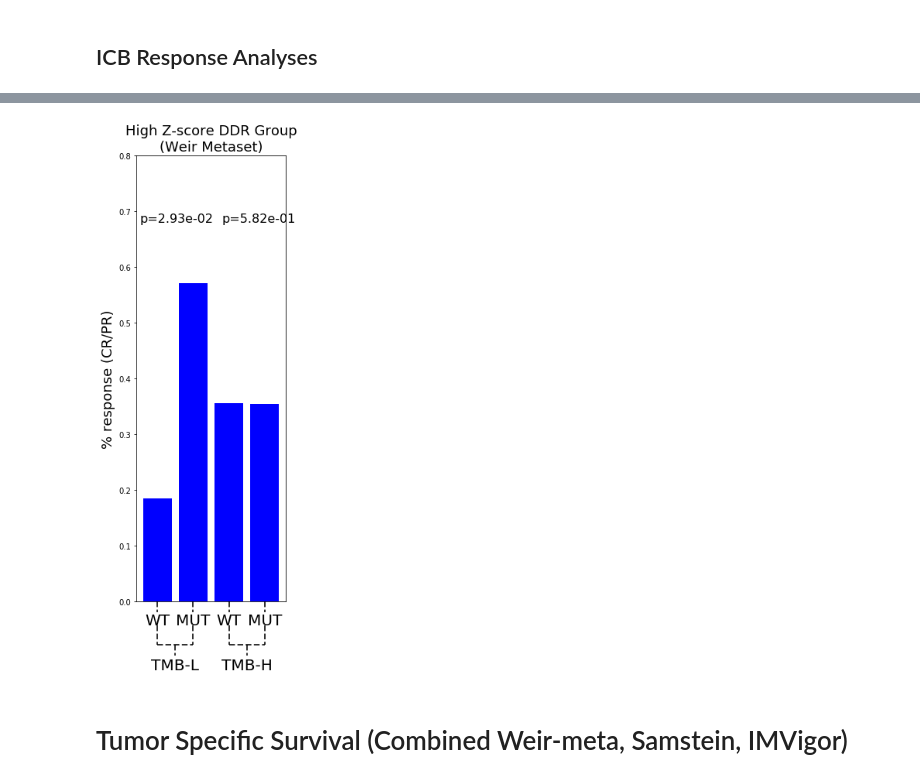
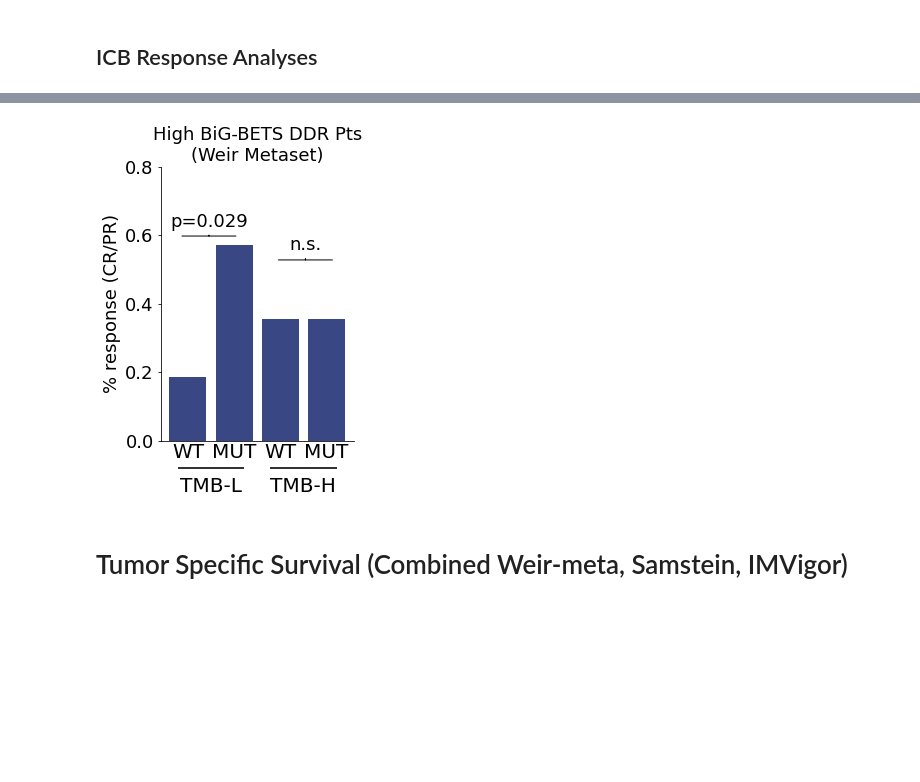
Before and after one commit to wweir827/BIGBETS, a Jupyter notebook: notebooks/Clinical_survival_analyses.ipynb, the cells around one changed output, grey strips where cells are left out. Saved outputs shown, nothing was run; the diff lists cells and outputs as text; code cells hidden in the pictures; blank space fills up the shorter version.

```diff
--- a/notebooks/Clinical_survival_analyses.ipynb
+++ b/notebooks/Clinical_survival_analyses.ipynb
@@ -870,7 +1370,7 @@ for name,gdf in df2test.groupby(var):
     else:
         ls='-'
     kmf.fit(gdf["os"], gdf["censOS"], label=name)
-    kmf.plot(ax=a,ci_show=False,color=cols[i],linestyle=ls,
+    kmf.plot(ax=a,ci_show=False,c=cols[i],linestyle=ls,
              show_censors=True, censor_styles={'ms': 5, 'marker': '+'})
     i+=1
 # lg_lines=lg.get_lines()
@@ -1143,7 +1643,7 @@ s2,pval2=stats.fisher_exact(ctab_true,'less')
 a.bar(x=range(pivot.shape[0]),height=pivot['CR/PR'],color=blue)
 a.set_ylim([0,1.2])
 a.set_ylim([0,.8])
-a.set_title("Low BiG-BETS DDR Pts\n(IMvigor210)",fontsize=18)
+a.set_title("High BiG-BETS DDR Pts\n(IMvigor210)",fontsize=18)
 
 
 # a.text(x=.025,y=.85,s=r"p={:.2e}".format(pval1),
@@ -1500,7 +2021,7 @@ for name,gdf in df2test.groupby(var):
     else:
         ls='-'
     kmf.fit(gdf["os"], gdf["censOS"], label=name)
-    kmf.plot(ax=a,ci_show=False,color=cols[i],linestyle=ls,
+    kmf.plot(ax=a,ci_show=False,c=cols[i],linestyle=ls,
              show_censors=True, censor_styles={'ms': 5, 'marker': '+'})
     i+=1
 # lg_lines=lg.get_lines()
@@ -1725,7 +2246,7 @@ for name,gdf in df2test.groupby(var):
     else:
         ls='-'
     kmf.fit(gdf["os"], gdf["censOS"], label=name)
-    kmf.plot(ax=a,ci_show=False,color=cols[i],linestyle=ls,
+    kmf.plot(ax=a,ci_show=False,c=cols[i],linestyle=ls,
              show_censors=True, censor_styles={'ms': 5, 'marker': '+'})
     i+=1
 # lg_lines=lg.get_lines()
@@ -1980,11 +2501,11 @@ plt.show()
 # %%
-#Response by high BiGbets DDR
+#Response by low BIGBETS DDR genes
 df_high=bigbets.bipartite_helper_functions.get_percents_bar_by_group(weirmeta.clinical_bigbets_df,['high_TMB','DDR_high_z'],'binaryResponse')
 outfile=os.path.join(graphics_dir,"weirmeta_response_by_high_zscore_mut_tmb.pdf")
 
 
 plt.close()
-f,a=plt.subplots(1,1,figsize=(4,10))
+f,a=plt.subplots(1,1,figsize=(4,5))
 
 pivot=df_high.loc[:,['Response','group','percent']].pivot(index='group',columns='Response',values='percent')
 pivot=pivot.loc[['TMB-L_WT','TMB-L_MUT','TMB-H_WT','TMB-H_MUT'],:]
@@ -1992,62 +2513,78 @@ stat,pval,_,_=stats.chi2_contingency(df_high.groupby(['group','Response'])['coun
 
 ctab_false=df_high.groupby(['group','Response'])['count'].max().unstack().loc[['TMB-L_WT','TMB-L_MUT'],:]
 ctab_true=df_high.groupby(['group','Response'])['count'].max().unstack().loc[['TMB-H_WT','TMB-H_MUT'],:]
-s1,pval1=stats.fisher_exact(ctab_false,"less")
+s1,pval1=stats.fisher_exact(ctab_false,'less')
 s2,pval2=stats.fisher_exact(ctab_true,'less')
 
-a.bar(x=range(pivot.shape[0]),height=pivot['CR/PR'],color='b')
+a.bar(x=range(pivot.shape[0]),height=pivot['CR/PR'],color=blue)
 a.set_ylim([0,1.2])
 a.set_ylim([0,.8])
-a.set_title("High Z-score DDR Group\n(Weir Metaset)",fontsize=18)
+a.set_title("High BiG-BETS DDR Pts\n(Weir Metaset)",fontsize=18)
 
-a.text(x=.025,y=.85,s=r"p={:.2e}".format(pval1),
-       fontsize=16,transform=a.transAxes)
-a.text(x=.57,y=.85,s=r"p={:.2e}".format(pval2),
-       fontsize=16,transform=a.transAxes)
+
+# a.text(x=.025,y=.85,s=r"p={:.2e}".format(pval1),
+#        fontsize=16,transform=a.transAxes)
+
+a.annotate(s='p={:.3f}'.format(pval1),fontsize=18,xy=(.25,.74),xytext=(.25,.78),
+           arrowprops=dict(arrowstyle='-[, widthB=1.5, lengthB=0', lw=1.0),
+           xycoords='axes fraction',horizontalalignment='center',transform=a.transAxes)
+
+a.annotate(s=r"n.s.".format(pval2),fontsize=18,xy=(.75,.66),xytext=(.75,.695),
+           arrowprops=dict(arrowstyle='-[, widthB=1.5, lengthB=0', lw=1.0),
+           xycoords='axes fraction',horizontalalignment='center',transform=a.transAxes)
+
+# a.text(x=.57,y=.85,s=r"p={:.2e}".format(pval2),
+#        fontsize=16,transform=a.transAxes)
 
 a.set_xlabel("")
 a.set_ylabel("% response (CR/PR)",fontsize=18)
 
 
 a.get_xaxis().set_visible(False)
-scale=.65
+scale=.8
 
 a.text(s="TMB-L",x=.5,y=-.1875*scale,fontsize=20,horizontalalignment='center')
 a.text(s="TMB-H",x=2.5,y=-.1875*scale,fontsize=20,horizontalalignment='center')
 
 a.text(s="WT",x=0,y=-.065*scale,fontsize=20,horizontalalignment='center')
 a.text(s="MUT",x=1,y=-.065*scale,fontsize=20,horizontalalignment='center')
 a.text(s="WT",x=2,y=-.065*scale,fontsize=20,horizontalalignment='center')
 a.text(s="MUT",x=3,y=-.065*scale,fontsize=20,horizontalalignment='center')
 
 #tick marks
 
-for i in range(4):
-    line = lines.Line2D(xdata=[i,i], ydata=[0*scale,-.03*scale],color='k', lw=2,
-                        linestyle='--', alpha=.8,clip_on=False)
-    a.add_line(line)
+# for i in range(4):
+#     line = lines.Line2D(xdata=[i,i], ydata=[0*scale,-.03*scale],color='k', lw=2,
+#                         linestyle='-', alpha=.8,clip_on=False)
+#     a.add_line(line)
 
-for i in range(4):
-    line = lines.Line2D(xdata=[i,i], ydata=[-.067*scale,-.12*scale],color='k', lw=2,
-                        linestyle='--', alpha=.8,clip_on=False)
-    a.add_line(line)
+# for i in range(4):
+#     line = lines.Line2D(xdata=[i,i], ydata=[-.067*scale,-.12*scale],color='k', lw=2,
+#                         linestyle='-', alpha=.8,clip_on=False)
+#     a.add_line(line)
 
 for i in range(2):
-    line = lines.Line2D(xdata=[i*2,i*2+1], ydata=[-.12*scale,-.12*scale],color='k', lw=2,
-                        linestyle='--', alpha=.8,clip_on=False)
+    line = lines.Line2D(xdata=[i*2-.2,i*2+1.2], ydata=[-.1*scale,-.1*scale],color='k', lw=2,
+                        linestyle='-', alpha=.8,clip_on=False)
     a.add_line(line)
-for i in range(2):
-    line = lines.Line2D(xdata=[i*2+.5,i*2+.5], ydata=[-.12*scale,-.15*scale],color='k', lw=2,
-                        linestyle='--', alpha=.8,clip_on=False)
-    a.add_line(line)
+# for i in range(2):
+#     line = lines.Line2D(xdata=[i*2+.5,i*2+.5], ydata=[-.12*scale,-.15*scale],color='k', lw=2,
+#                         linestyle='-', alpha=.8,clip_on=False)
+#     a.add_line(line)
 
+a.spines['right'].set_visible(False)
+a.spines['top'].set_visible(False)
 
-f.subplots_adjust(top=.93,bottom=.13,right=.87,left=.2)
+# l=a.legend(fontsize=18,bbox_to_anchor=(.6,.95),ncol=2,loc=10,
+#           handletextpad=.4,columnspacing=.7,framealpha=1)
+# l.set_visible(True)
+
+f.subplots_adjust(top=.93,bottom=.17,right=.87,left=.2)
 f.savefig(outfile,dpi=200)
 
 plt.show()
 # %% [output]
-[figure, old version]
+[figure, new version]
 # %% [markdown]
 # Tumor Specific Survival (Combined Weir-meta, Samstein, IMVigor)
 # %%
```
Also changed, not shown: parts of 38 cells of this notebook, 7 other files.
